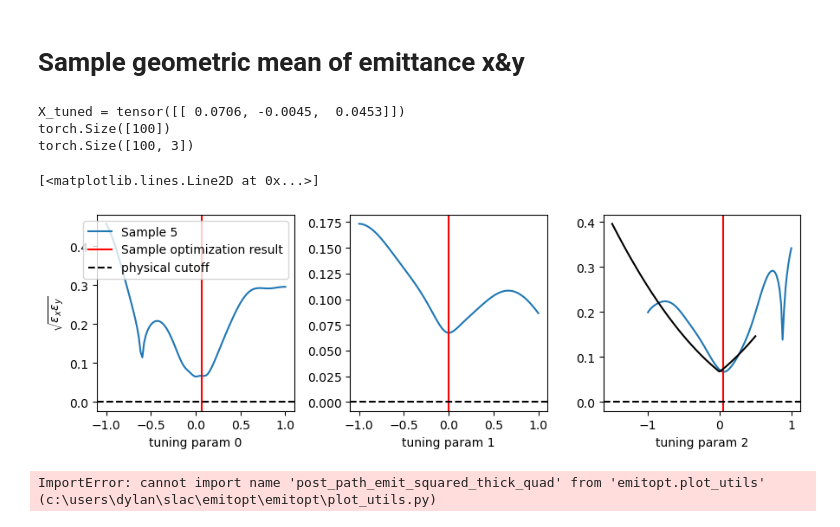
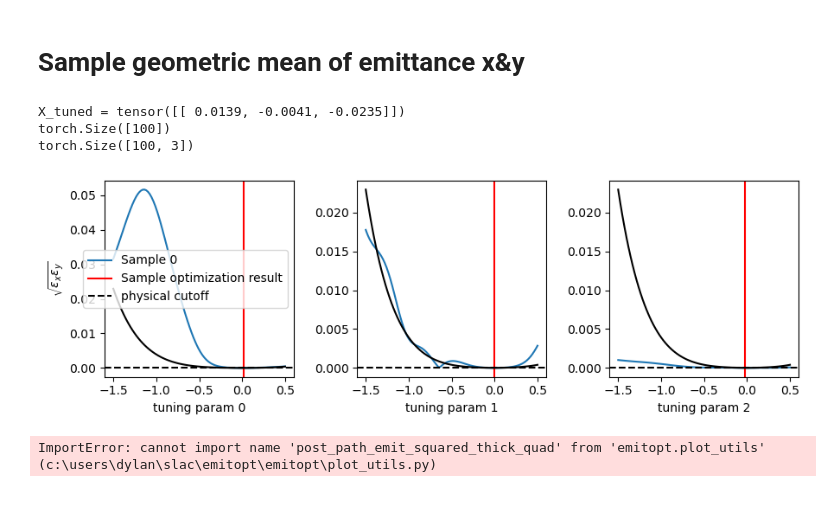
Before and after one commit to roussel-ryan/emitopt, a Jupyter notebook: examples/bax-emittance-xy-minimization-toy-model-2d-THINQUAD.ipynb, the cells around one changed output. Drawn from its saved outputs; the diff is of its cells as text; code cells hidden in the pictures.

```diff
--- a/examples/bax-emittance-xy-minimization-toy-model-2d-THINQUAD.ipynb
+++ b/examples/bax-emittance-xy-minimization-toy-model-2d-THINQUAD.ipynb
@@ -379,4 +379,5 @@ plot_sample_optima_convergence_inputs(results, show_valid_only=False)
 # %%
 from emitopt.plot_utils import plot_sample_optima_convergence_emits
-plot_sample_optima_convergence_emits(results)
+fig, ax = plot_sample_optima_convergence_emits(results)
+ax.axhline(gt_emit_min, c='k', label='ground truth')
 # %% [output]
@@ -418,24 +420,24 @@ mean: tensor([[ 0.0595, -0.0070,  0.0210]])
 # Sample geometric mean of emittance x&y
 # %%
 from emitopt.plot_utils import plot_pathwise_sample_emittance_minimization_results
-sid = 5
+sid = 0
 X_tuned = optimizer.generator.algorithm_results['x_tuning_best'][sid:sid+1, 0, :]
 
-fig, ax = plot_pathwise_sample_emittance_minimization_results(optimizer, sid)#, ground_truth_emittance_fn=ground_truth_geometric_mean_emittance)
+fig, axs = plot_pathwise_sample_emittance_minimization_results(optimizer, sid)#, ground_truth_emittance_fn=ground_truth_geometric_mean_emittance)
 X_tuning_scan = X_tuned.repeat(100,1)
 ls = torch.linspace(*optimizer.vocs.bounds.T[0],100)
 # ls = torch.linspace(-1,1,100)
 X_tuning_scan[:,i] = ls
 gt_emit_xy = ground_truth_geometric_mean_emittance(emit_min=gt_emit_min, x_tuning=X_tuning_scan)
 print(ls.shape)
 print(X_tuning_scan.shape)
-ax.plot(ls, gt_emit_xy, c='k', label='ground truth')
+for ax in axs:
+    ax.plot(ls, gt_emit_xy**4, c='k', label='ground truth')
 # %% [output]
-X_tuned = tensor([[ 0.0706, -0.0045,  0.0453]])
+X_tuned = tensor([[ 0.0139, -0.0041, -0.0235]])
 torch.Size([100])
 torch.Size([100, 3])
-[<matplotlib.lines.Line2D at 0x...>]
-[figure, old version]
+[figure, new version]
 # %%
 from emitopt.plot_utils import post_path_emit_squared_thick_quad
 
```
Also changed, not shown: parts of 8 cells of this notebook, 2 other files.
